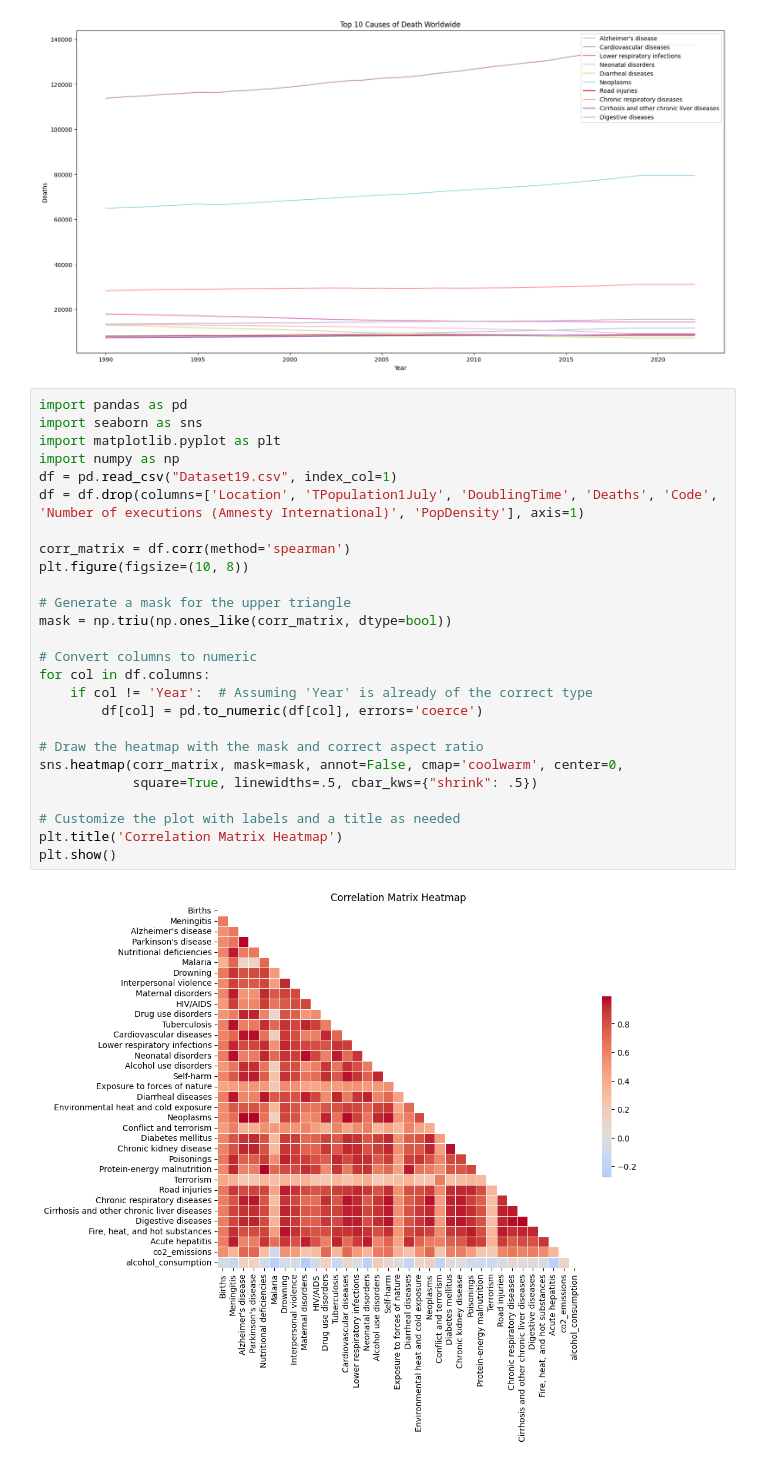
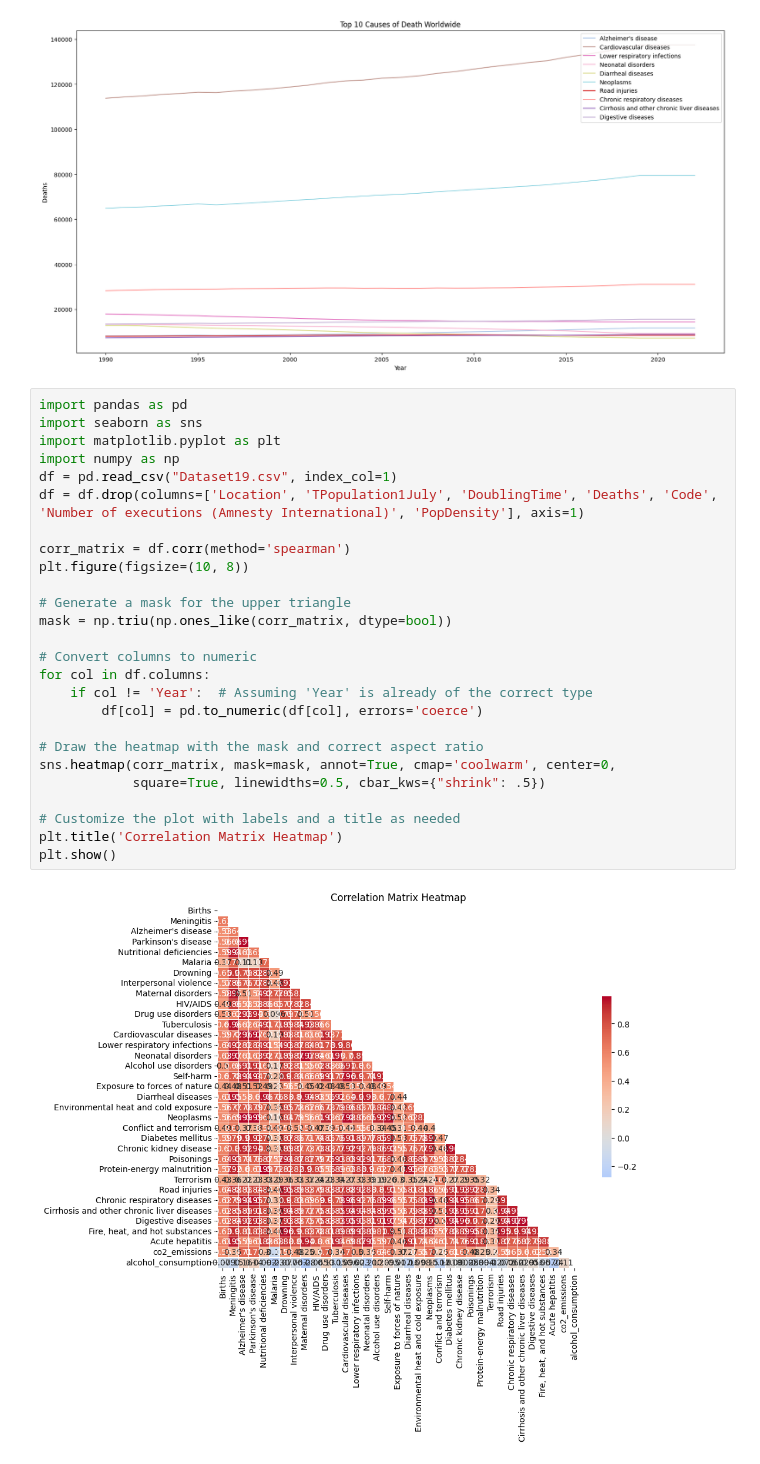
Before and after one commit to meyersa/Homework4, a Jupyter notebook: Homework4.ipynb, the cells around one changed output. Saved outputs shown, nothing was run; the diff lists cells and outputs as text.

```diff
--- a/Homework4.ipynb
+++ b/Homework4.ipynb
@@ -212,28 +212,28 @@ plt.show()
 # %%
 import pandas as pd
 import seaborn as sns
 import matplotlib.pyplot as plt
 import numpy as np
 df = pd.read_csv("Dataset19.csv", index_col=1)
 df = df.drop(columns=['Location', 'TPopulation1July', 'DoublingTime', 'Deaths', 'Code', 'Number of executions (Amnesty International)', 'PopDensity'], axis=1)
 
 corr_matrix = df.corr(method='spearman')
 plt.figure(figsize=(10, 8))
 
 # Generate a mask for the upper triangle
 mask = np.triu(np.ones_like(corr_matrix, dtype=bool))
 
 # Convert columns to numeric
 for col in df.columns:
     if col != 'Year':  # Assuming 'Year' is already of the correct type
         df[col] = pd.to_numeric(df[col], errors='coerce')
 
 # Draw the heatmap with the mask and correct aspect ratio
-sns.heatmap(corr_matrix, mask=mask, annot=False, cmap='coolwarm', center=0,
-            square=True, linewidths=.5, cbar_kws={"shrink": .5})
+sns.heatmap(corr_matrix, mask=mask, annot=True, cmap='coolwarm', center=0,
+            square=True, linewidths=0.5, cbar_kws={"shrink": .5})
 
 # Customize the plot with labels and a title as needed
 plt.title('Correlation Matrix Heatmap')
 plt.show()
 # %% [output]
-[figure, old version]
+[figure, new version]
```
